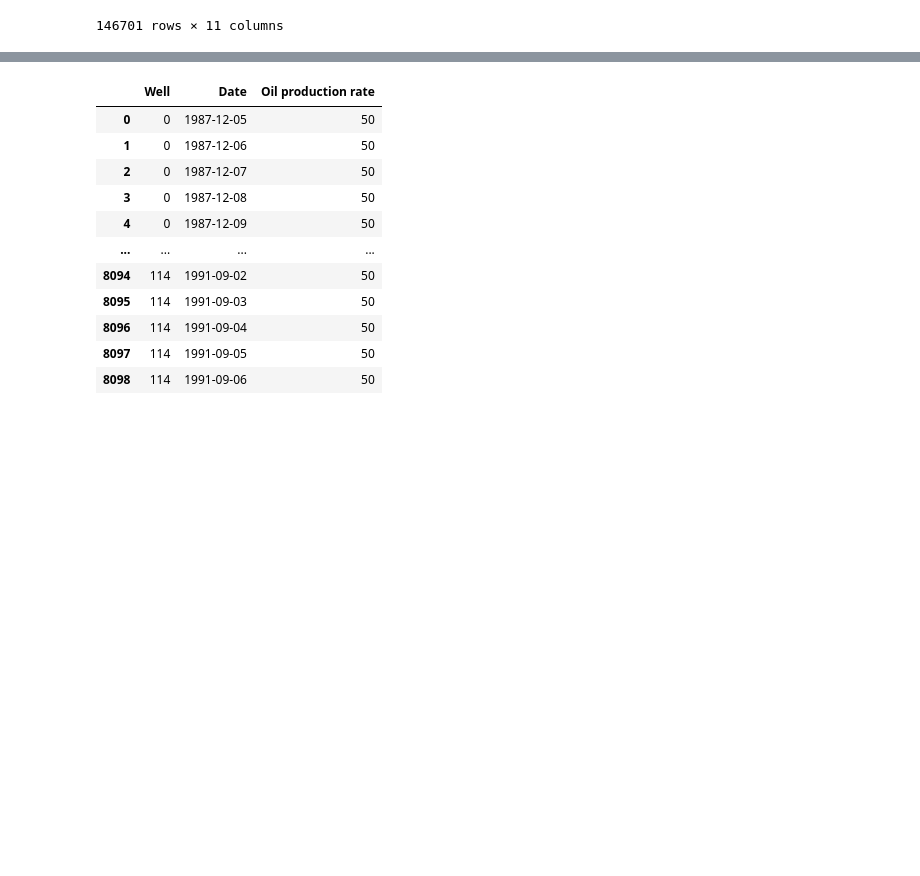
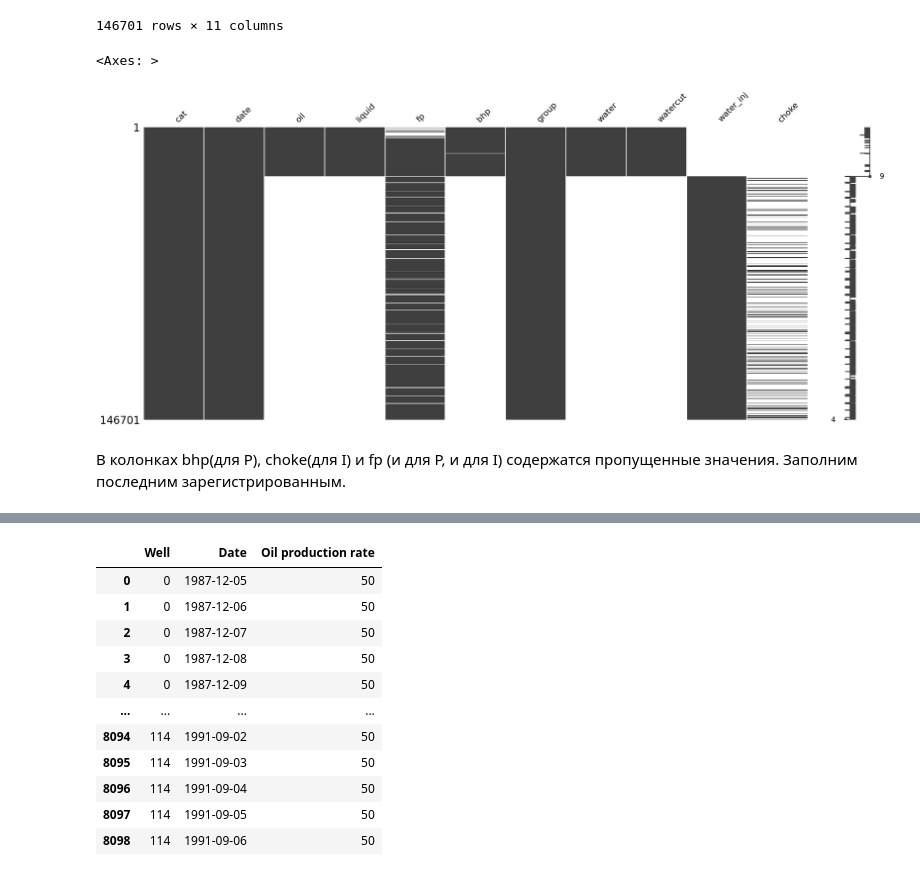
Before and after one commit to Curiod/interwell-connectivity-estimation, a Jupyter notebook: notebooks/preprocess.ipynb, the cells around one changed output, grey strips where cells are left out. Drawn from its saved outputs; the diff is of its cells as text; code cells hidden in the pictures; blank space fills up the shorter version.

```diff
--- a/notebooks/preprocess.ipynb
+++ b/notebooks/preprocess.ipynb
@@ -93,3 +155,10 @@ df
 | 122038 | 66 | 1999-11-09 | NaN | NaN | NaN | NaN | I | NaN | NaN | 207.320831 | NaN |
 | 122039 | 66 | 1999-11-10 | NaN | NaN | NaN | NaN | I | NaN | NaN | 207.983017 | NaN |
 146701 rows × 11 columns
+# %%
+msno.matrix(df)
+# %% [output]
+<Axes: >
+[figure, added]
+# %% [markdown]
+В колонках bhp(для P), choke(для I) и fp (и для P, и для I) содержатся пропущенные значения. Заполним последним зарегистрированным.
```
Also changed, not shown: parts of 12 cells of this notebook, 1 other file.
